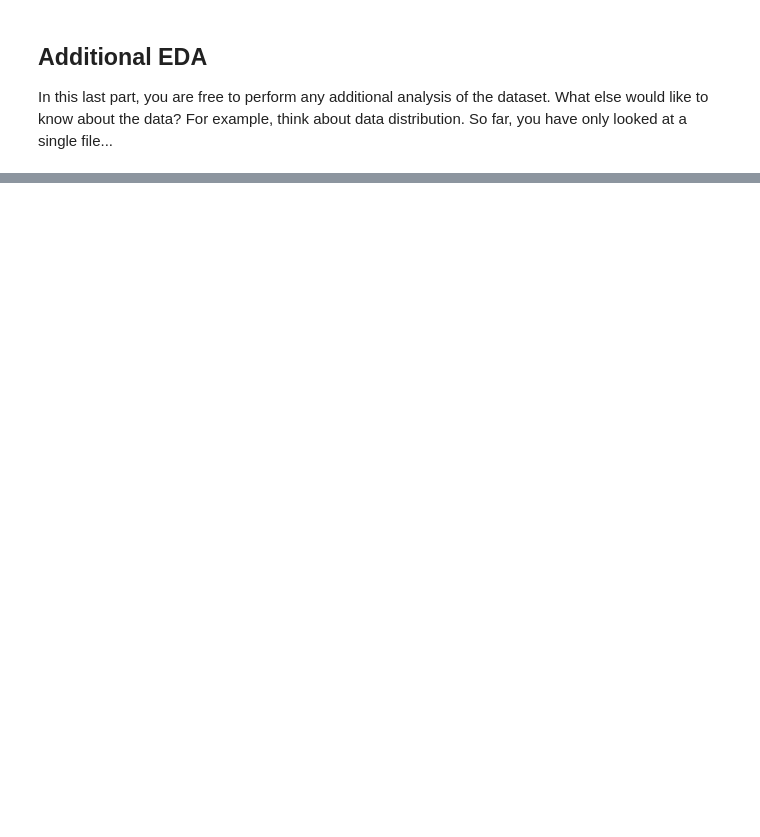
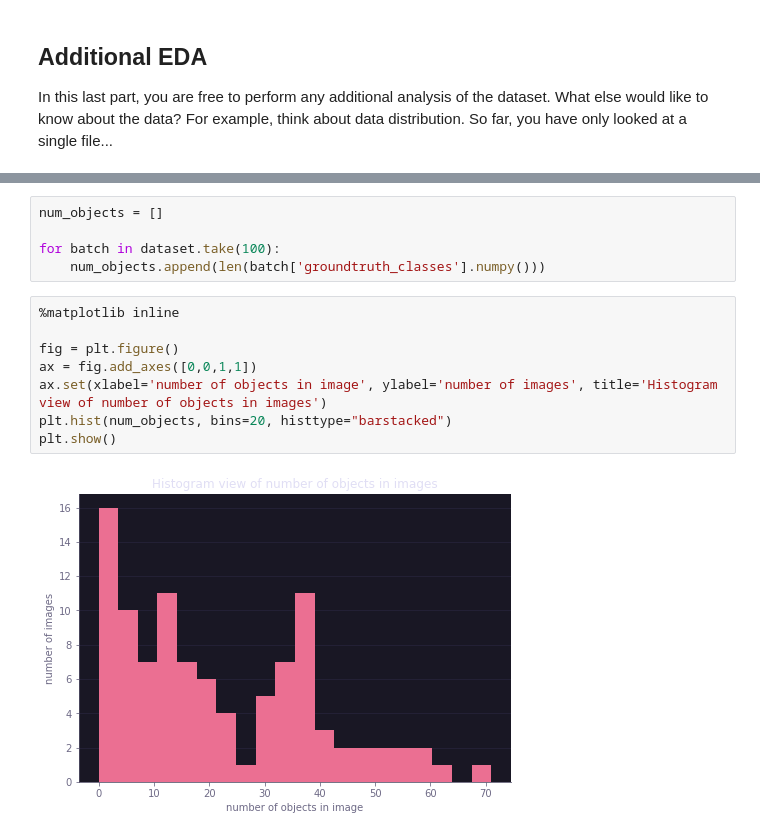
Before and after one commit to mcarfagno/nd013-c1-vision, a Jupyter notebook: Exploratory Data Analysis.ipynb, the cells around one changed output, grey strips where cells are left out. Cells and saved outputs as stored; diff of their text form; blank space fills up the shorter version.

```diff
--- a/Exploratory Data Analysis.ipynb
+++ b/Exploratory Data Analysis.ipynb
@@ -94,0 +112,15 @@ For example, think about data distribution. So far, you have only looked at a si
+# %%
+num_objects = []
+
+for batch in dataset.take(100):
+    num_objects.append(len(batch['groundtruth_classes'].numpy()))
+# %%
+%matplotlib inline
+
+fig = plt.figure()
+ax = fig.add_axes([0,0,1,1])
+ax.set(xlabel='number of objects in image', ylabel='number of images', title='Histogram view of number of objects in images')
+plt.hist(num_objects, bins=20, histtype="barstacked")
+plt.show()
+# %% [output]
+[figure, added]
```
Also changed, not shown: parts of 4 cells of this notebook.
